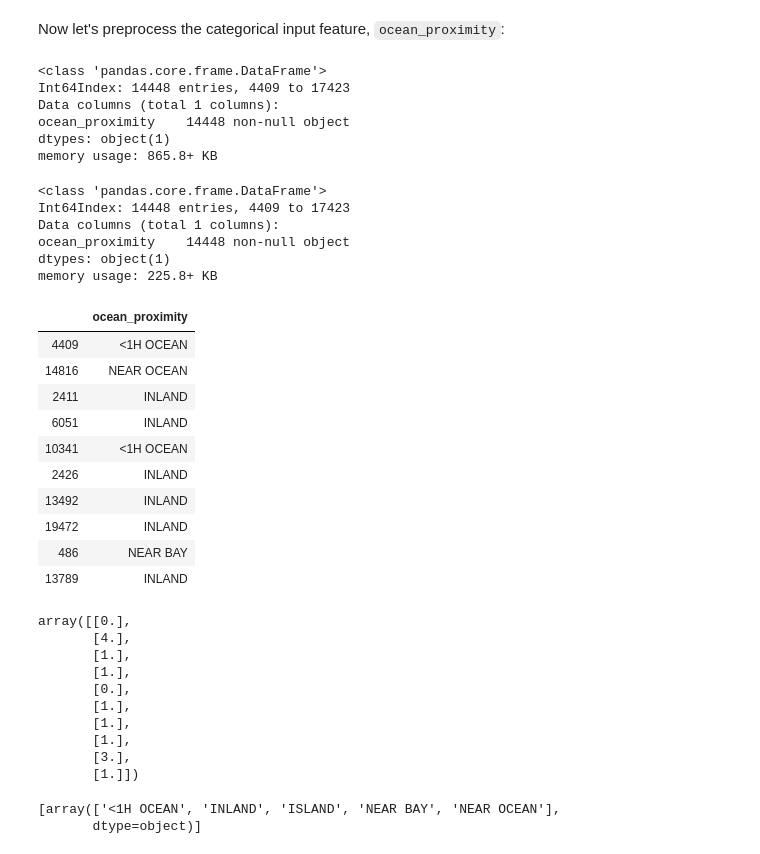
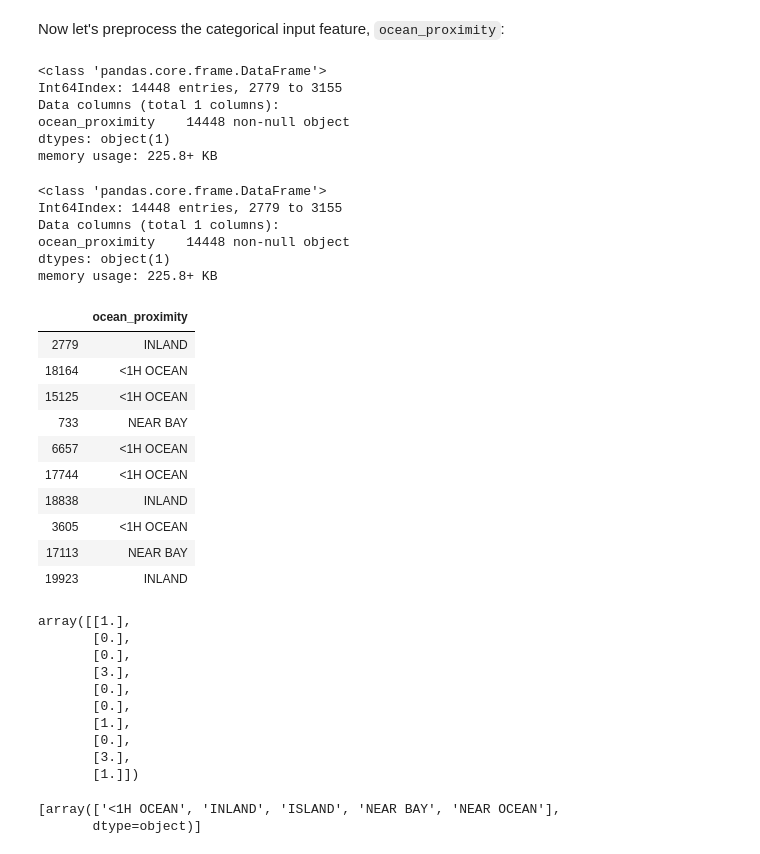
Before and after one commit to anqitu/adv-sklearn-training, a Jupyter notebook: exercises/Case_Study_end_to_end_machine_learning_project.ipynb, the cells around one changed output. Drawn from its saved outputs; the diff is of its cells as text; code cells hidden in the pictures.

```diff
--- a/exercises/Case_Study_end_to_end_machine_learning_project.ipynb
+++ b/exercises/Case_Study_end_to_end_machine_learning_project.ipynb
@@ -373,53 +356,53 @@ imputer.strategy
 # %% [markdown]
 Now let's preprocess the categorical input feature, `ocean_proximity`:
 # %%
-housing_cat = train_X[['ocean_proximity']]
-housing_cat.info()
+train_X_cat = train_X[['ocean_proximity']]
+train_X_cat.info()
 # %% [output]
 <class 'pandas.core.frame.DataFrame'>
-Int64Index: 14448 entries, 4409 to 17423
+Int64Index: 14448 entries, 2779 to 3155
 Data columns (total 1 columns):
 ocean_proximity    14448 non-null object
 dtypes: object(1)
-memory usage: 865.8+ KB
+memory usage: 225.8+ KB
 # %%
-housing_cat = train_X.select_dtypes(include='object')
-housing_cat.info()
+train_X_cat = train_X.select_dtypes(include='object')
+train_X_cat.info()
 # %% [output]
 <class 'pandas.core.frame.DataFrame'>
-Int64Index: 14448 entries, 4409 to 17423
+Int64Index: 14448 entries, 2779 to 3155
 Data columns (total 1 columns):
 ocean_proximity    14448 non-null object
 dtypes: object(1)
 memory usage: 225.8+ KB
 # %%
-housing_cat.head(10)
+train_X_cat.head(10)
 # %% [output]
 |  | ocean_proximity |
-| 4409 | <1H OCEAN |
-| 14816 | NEAR OCEAN |
-| 2411 | INLAND |
-| 6051 | INLAND |
-| 10341 | <1H OCEAN |
-| 2426 | INLAND |
-| 13492 | INLAND |
-| 19472 | INLAND |
-| 486 | NEAR BAY |
-| 13789 | INLAND |
+| 2779 | INLAND |
+| 18164 | <1H OCEAN |
+| 15125 | <1H OCEAN |
+| 733 | NEAR BAY |
+| 6657 | <1H OCEAN |
+| 17744 | <1H OCEAN |
+| 18838 | INLAND |
+| 3605 | <1H OCEAN |
+| 17113 | NEAR BAY |
+| 19923 | INLAND |
 # %%
 from sklearn.preprocessing import OrdinalEncoder
 oe = OrdinalEncoder()
-housing_cat_encoded = oe.fit_transform(housing_cat)
-housing_cat_encoded[:10]
+train_X_cat_encoded = oe.fit_transform(train_X_cat)
+train_X_cat_encoded[:10]
 # %% [output]
-array([[0.],
-       [4.],
-       [1.],
+array([[1.],
+       [0.],
+       [0.],
+       [3.],
+       [0.],
+       [0.],
        [1.],
        [0.],
-       [1.],
-       [1.],
-       [1.],
        [3.],
        [1.]])
 # %%
```
Also changed, not shown: parts of 71 cells of this notebook, 6 other files.
